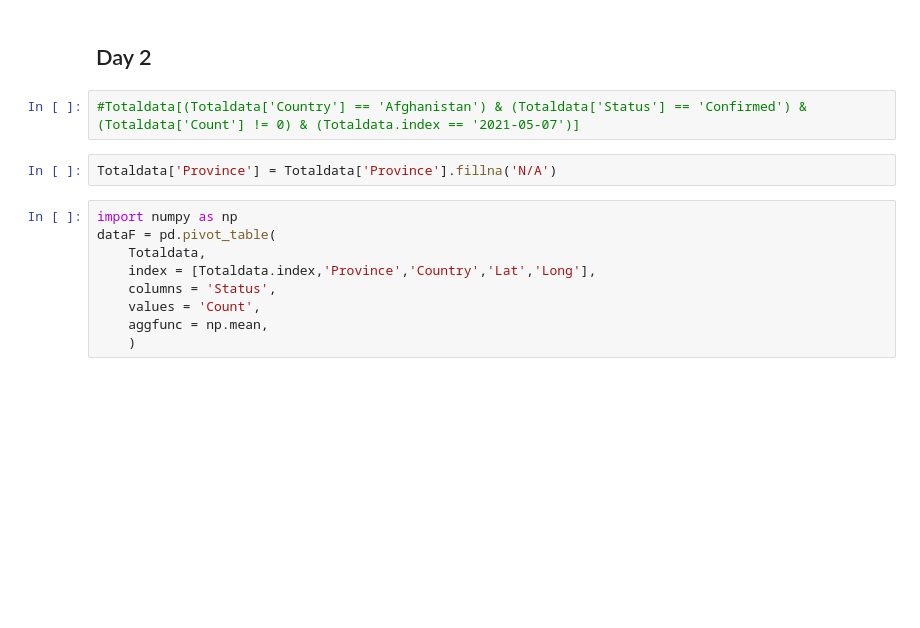
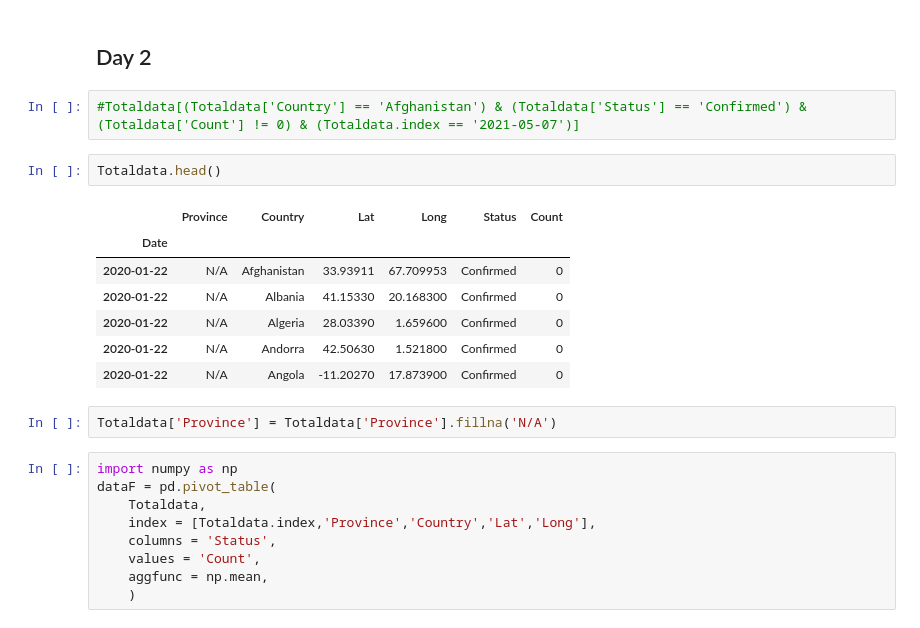
Before and after one commit to akchaudhary57/Job-Ready-Data-Analyst-Course-in-90-Days, a Jupyter notebook: DA using Python/W10/COVID 19 Data Analysis-I.ipynb, the cells around one changed output. Drawn from its saved outputs; the diff is of its cells as text; blank space fills up the shorter version.

```diff
--- a/DA using Python/W10/COVID 19 Data Analysis-I.ipynb
+++ b/DA using Python/W10/COVID 19 Data Analysis-I.ipynb
@@ -240,6 +240,16 @@ fig.show()
 ## Day 2
 # %%
 #Totaldata[(Totaldata['Country'] == 'Afghanistan') & (Totaldata['Status'] == 'Confirmed') & (Totaldata['Count'] != 0) & (Totaldata.index == '2021-05-07')]
+# %%
+Totaldata.head()
+# %% [output]
+|  | Province | Country | Lat | Long | Status | Count |
+| Date |  |  |  |  |  |  |
+| 2020-01-22 | N/A | Afghanistan | 33.93911 | 67.709953 | Confirmed | 0 |
+| 2020-01-22 | N/A | Albania | 41.15330 | 20.168300 | Confirmed | 0 |
+| 2020-01-22 | N/A | Algeria | 28.03390 | 1.659600 | Confirmed | 0 |
+| 2020-01-22 | N/A | Andorra | 42.50630 | 1.521800 | Confirmed | 0 |
+| 2020-01-22 | N/A | Angola | -11.20270 | 17.873900 | Confirmed | 0 |
 # %%
 Totaldata['Province'] = Totaldata['Province'].fillna('N/A')
 # %%
```
Also changed, not shown: parts of 11 cells of this notebook, 3 other files.
